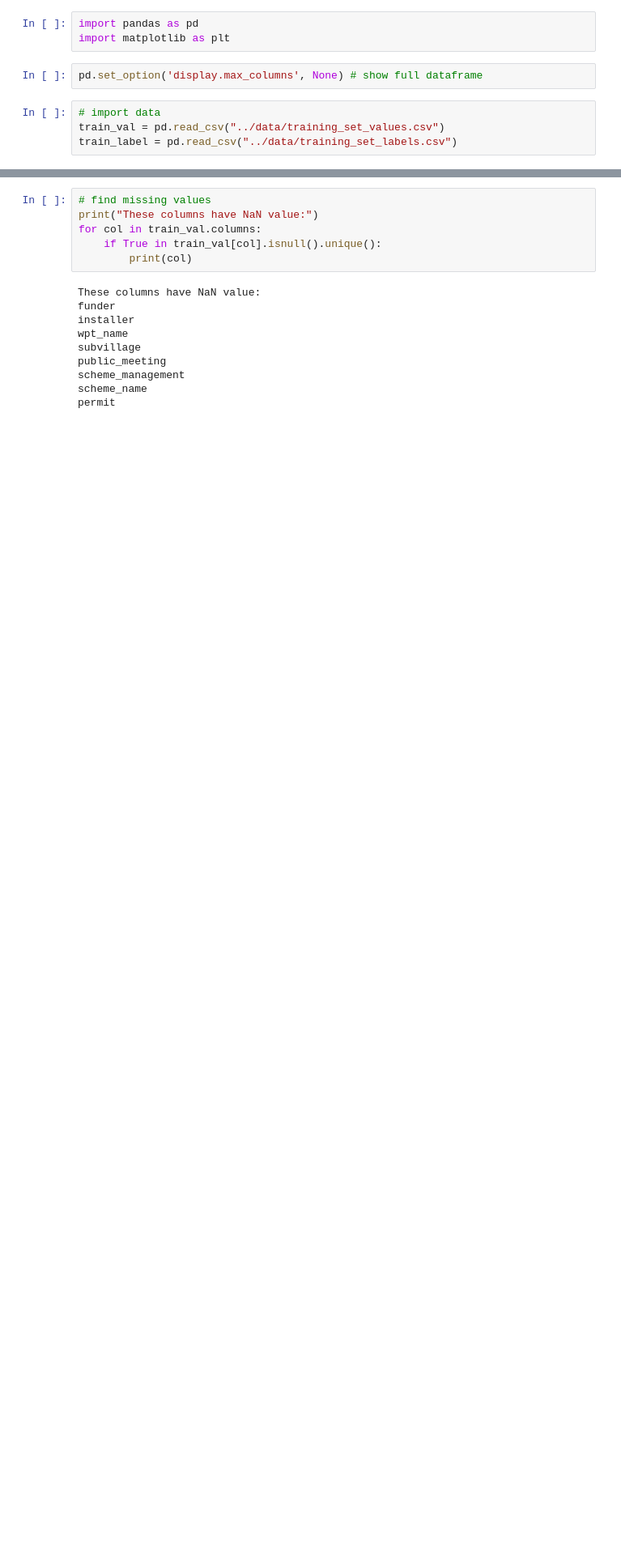
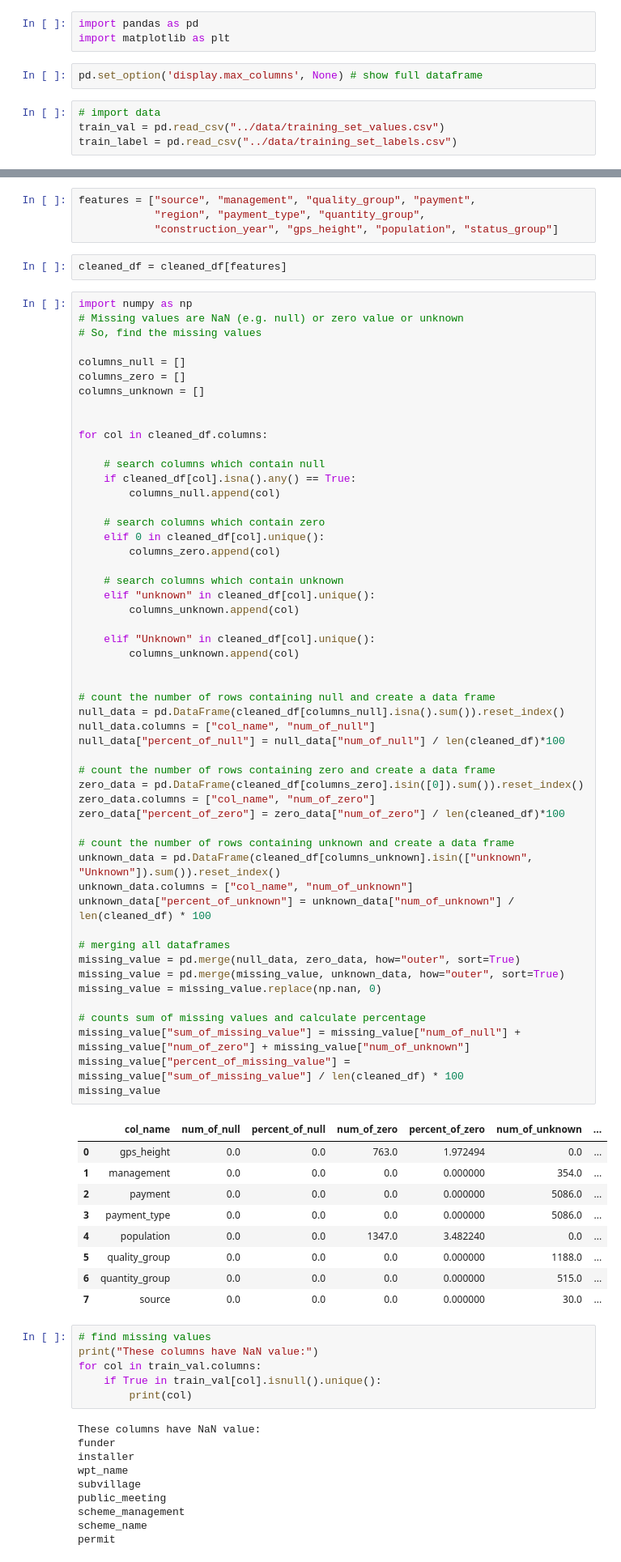
Before and after one commit to floranuta/Data_Circle, a Jupyter notebook: notebooks/data_clearning.ipynb, the cells around one changed output, grey strips where cells are left out. Shown: that part at 81% size. Drawn from its saved outputs; the diff is of its cells as text; blank space fills up the shorter version.

```diff
--- a/notebooks/data_clearning.ipynb
+++ b/notebooks/data_clearning.ipynb
@@ -53,3 +100,71 @@ train_label = pd.read_csv("../data/training_set_labels.csv")
+# %%
+features = ["source", "management", "quality_group", "payment",
+            "region", "payment_type", "quantity_group",
+            "construction_year", "gps_height", "population", "status_group"]
+# %%
+cleaned_df = cleaned_df[features]
+# %%
+import numpy as np
+# Missing values are NaN (e.g. null) or zero value or unknown
+# So, find the missing values
+
+columns_null = []
+columns_zero = []
+columns_unknown = []
+
+
+for col in cleaned_df.columns:
+
+    # search columns which contain null
+    if cleaned_df[col].isna().any() == True:
+        columns_null.append(col)
+
+    # search columns which contain zero
+    elif 0 in cleaned_df[col].unique():
+        columns_zero.append(col)
+
+    # search columns which contain unknown
+    elif "unknown" in cleaned_df[col].unique():
+        columns_unknown.append(col)
+
+    elif "Unknown" in cleaned_df[col].unique():
+        columns_unknown.append(col)
+
+
+# count the number of rows containing null and create a data frame
+null_data = pd.DataFrame(cleaned_df[columns_null].isna().sum()).reset_index()
+null_data.columns = ["col_name", "num_of_null"]
+null_data["percent_of_null"] = null_data["num_of_null"] / len(cleaned_df)*100
+
+# count the number of rows containing zero and create a data frame
+zero_data = pd.DataFrame(cleaned_df[columns_zero].isin([0]).sum()).reset_index()
+zero_data.columns = ["col_name", "num_of_zero"]
+zero_data["percent_of_zero"] = zero_data["num_of_zero"] / len(cleaned_df)*100
+
+# count the number of rows containing unknown and create a data frame
+unknown_data = pd.DataFrame(cleaned_df[columns_unknown].isin(["unknown", "Unknown"]).sum()).reset_index()
+unknown_data.columns = ["col_name", "num_of_unknown"]
+unknown_data["percent_of_unknown"] = unknown_data["num_of_unknown"] / len(cleaned_df) * 100
+
+# merging all dataframes
+missing_value = pd.merge(null_data, zero_data, how="outer", sort=True)
+missing_value = pd.merge(missing_value, unknown_data, how="outer", sort=True)
+missing_value = missing_value.replace(np.nan, 0)
+
+# counts sum of missing values and calculate percentage
+missing_value["sum_of_missing_value"] = missing_value["num_of_null"] + missing_value["num_of_zero"] + missing_value["num_of_unknown"]
+missing_value["percent_of_missing_value"] = missing_value["sum_of_missing_value"] / len(cleaned_df) * 100
+missing_value
+# %% [output]
+|  | col_name | num_of_null | percent_of_null | num_of_zero | percent_of_zero | num_of_unknown | ... |
+| 0 | gps_height | 0.0 | 0.0 | 763.0 | 1.972494 | 0.0 | ... |
+| 1 | management | 0.0 | 0.0 | 0.0 | 0.000000 | 354.0 | ... |
+| 2 | payment | 0.0 | 0.0 | 0.0 | 0.000000 | 5086.0 | ... |
+| 3 | payment_type | 0.0 | 0.0 | 0.0 | 0.000000 | 5086.0 | ... |
+| 4 | population | 0.0 | 0.0 | 1347.0 | 3.482240 | 0.0 | ... |
+| 5 | quality_group | 0.0 | 0.0 | 0.0 | 0.000000 | 1188.0 | ... |
+| 6 | quantity_group | 0.0 | 0.0 | 0.0 | 0.000000 | 515.0 | ... |
+| 7 | source | 0.0 | 0.0 | 0.0 | 0.000000 | 30.0 | ... |
 # %%
 # find missing values
 print("These columns have NaN value:")
```
Also changed, not shown: parts of 8 cells of this notebook.
